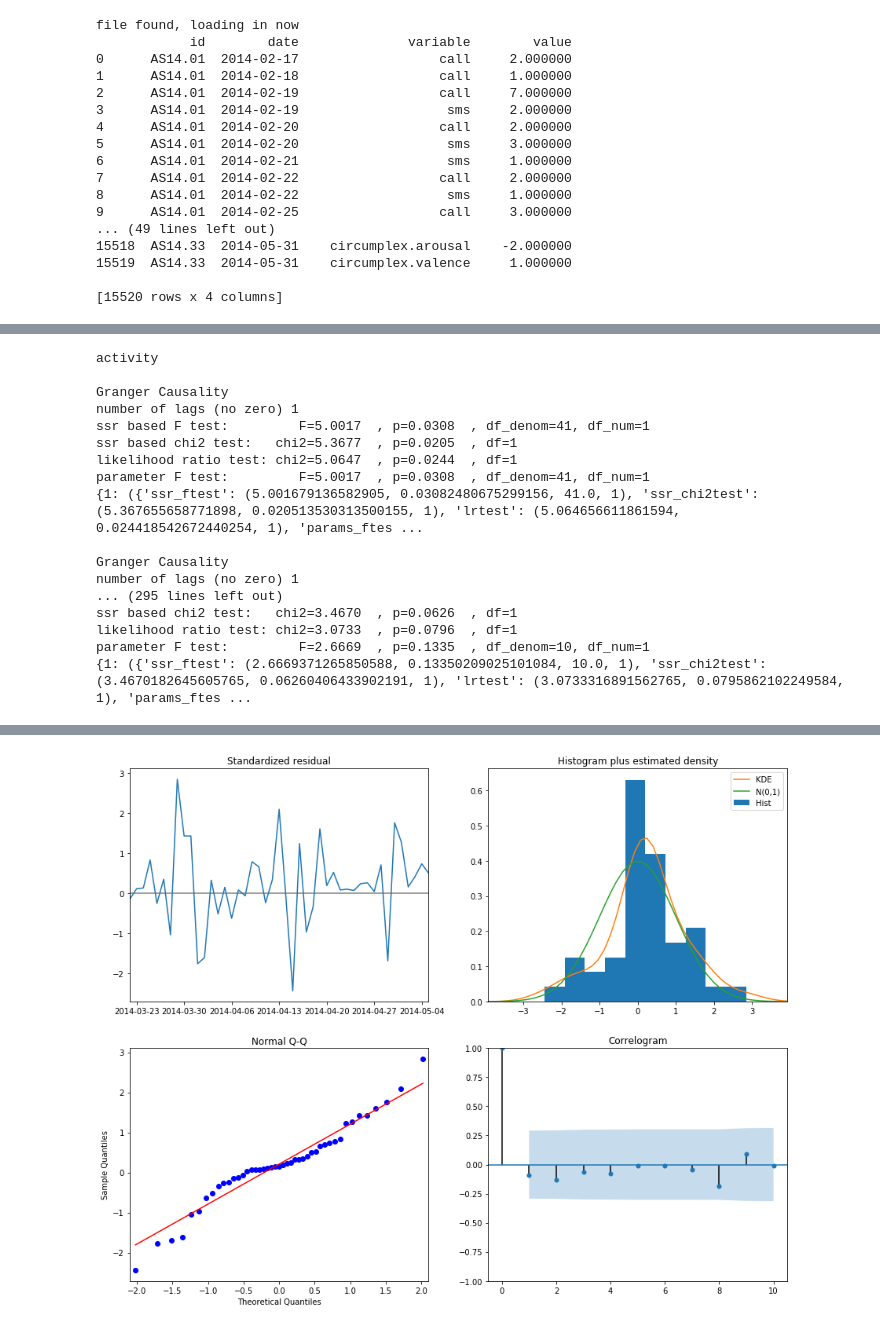
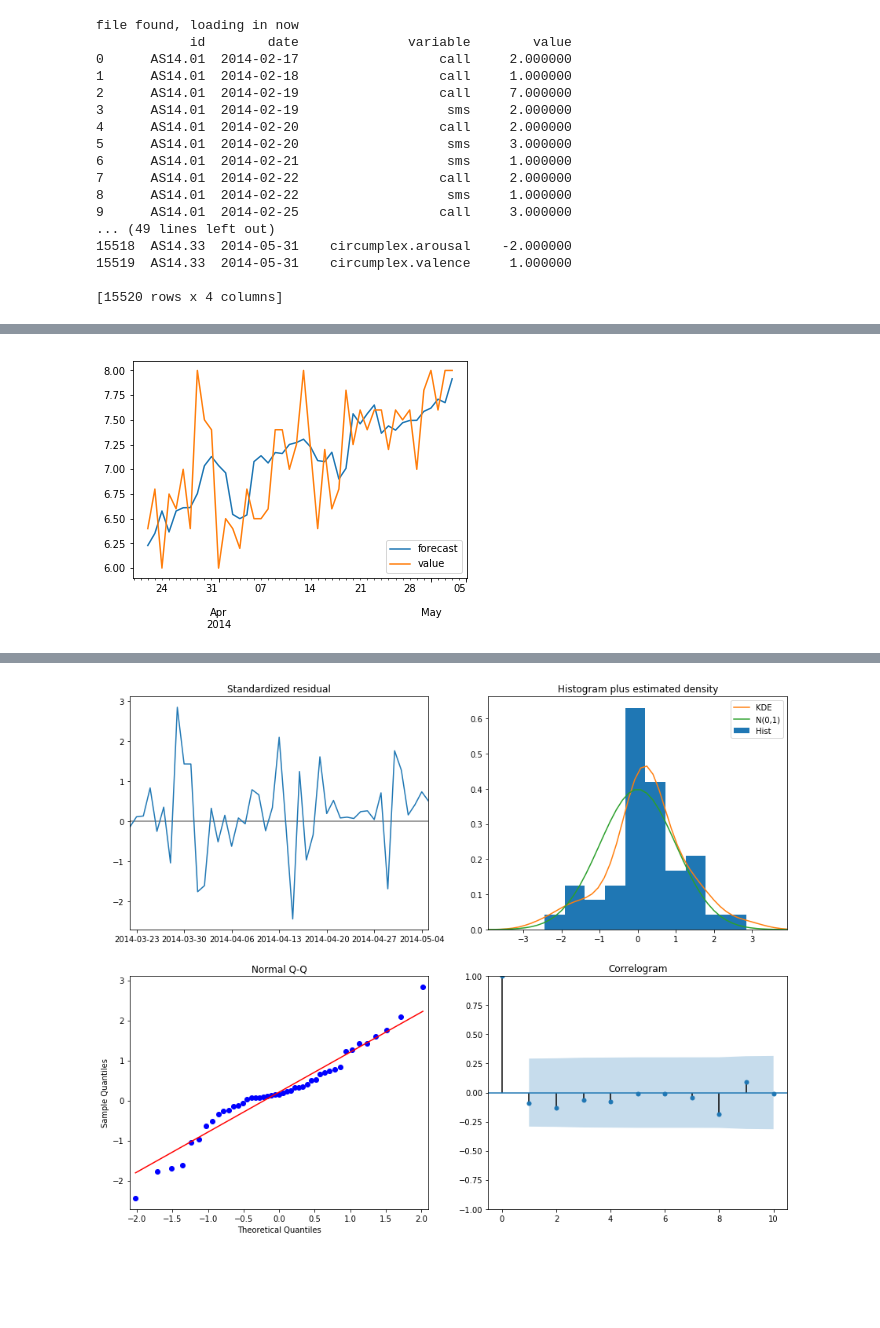
Before and after one commit to felicienveldema/DataMT, a Jupyter notebook: Assignment1_ARIMA_SARIMA.ipynb, the cells around one changed output, grey strips where cells are left out. Saved outputs shown, nothing was run; the diff lists cells and outputs as text; code cells hidden in the pictures; blank space fills up the shorter version.

```diff
--- a/Assignment1_ARIMA_SARIMA.ipynb
+++ b/Assignment1_ARIMA_SARIMA.ipynb
@@ -373,30 +394,6 @@ Test MSE: 0.091
-# %%
-# Analyse based on other variables SARIMAX
-# Granger causality test
-def g_c(data):
-    for k in data.columns:
-        print('\n')
-        print(k)
-        print(grangercausalitytests(data[['mood', k]].dropna(),1))
-        print(grangercausalitytests(data[[k, 'mood']].dropna(),1))
-        print('\n')
-g_c(p_1)
-# %% [output]
-activity
-
-Granger Causality
-number of lags (no zero) 1
-ssr based F test:         F=5.0017  , p=0.0308  , df_denom=41, df_num=1
-ssr based chi2 test:   chi2=5.3677  , p=0.0205  , df=1
-likelihood ratio test: chi2=5.0647  , p=0.0244  , df=1
-parameter F test:         F=5.0017  , p=0.0308  , df_denom=41, df_num=1
-{1: ({'ssr_ftest': (5.001679136582905, 0.03082480675299156, 41.0, 1), 'ssr_chi2test': (5.367655658771898, 0.020513530313500155, 1), 'lrtest': (5.064656611861594, 0.024418542672440254, 1), 'params_ftes ...
-
-Granger Causality
-number of lags (no zero) 1
-... (295 lines left out)
-ssr based chi2 test:   chi2=3.4670  , p=0.0626  , df=1
-likelihood ratio test: chi2=3.0733  , p=0.0796  , df=1
-parameter F test:         F=2.6669  , p=0.1335  , df_denom=10, df_num=1
-{1: ({'ssr_ftest': (2.6669371265850588, 0.13350209025101084, 10.0, 1), 'ssr_chi2test': (3.4670182645605765, 0.06260406433902191, 1), 'lrtest': (3.0733316891562765, 0.0795862102249584, 1), 'params_ftes ...
+# %%
+plt.title('Real vs. Forecast ARIMA')
+results.plot_predict()
+# %% [output]
+[figure, added]
 # %%
```
Also changed, not shown: parts of 32 cells of this notebook, 3 other files.
